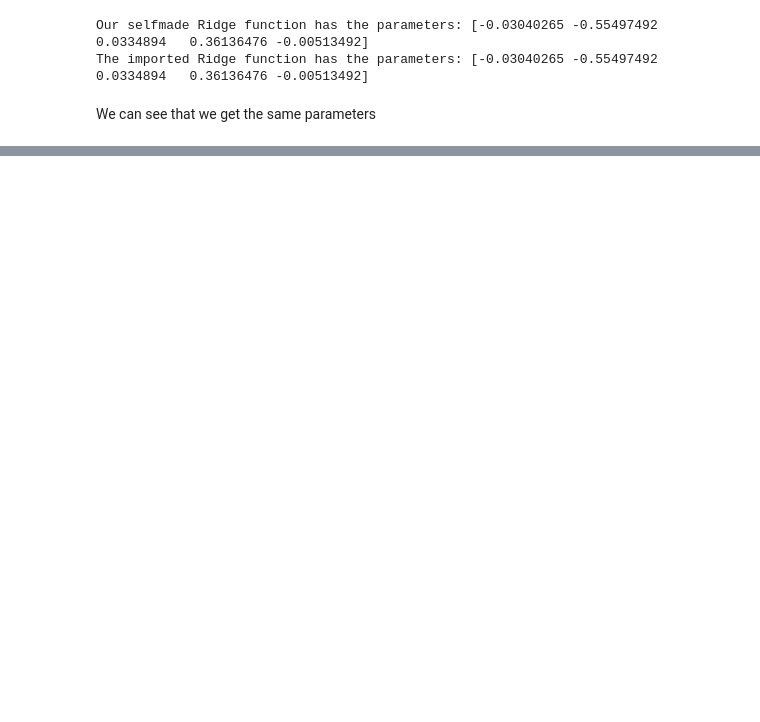
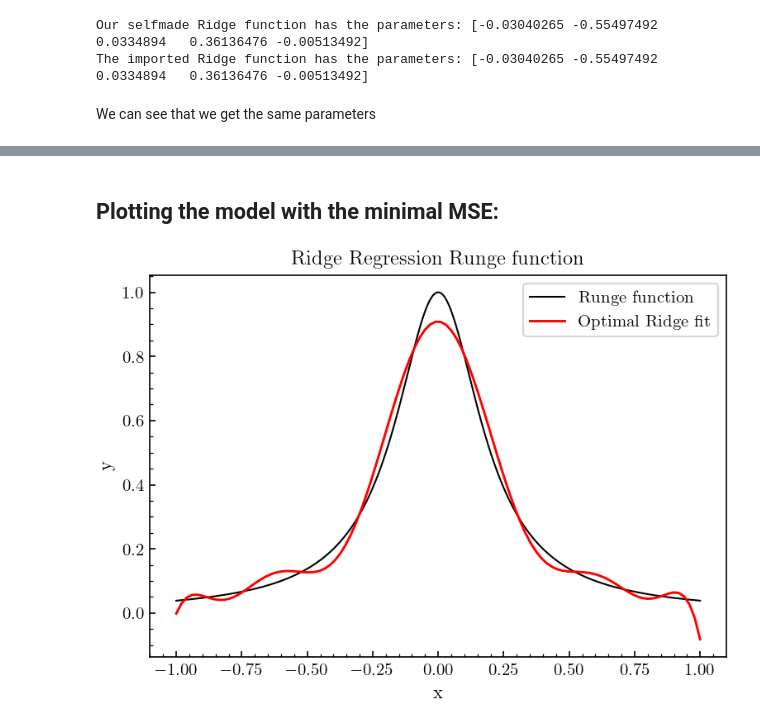
Before and after one commit to egil10/FYSSTK3155, a Jupyter notebook: PROJECT 1/Code/Exb.ipynb, the cells around one changed output, grey strips where cells are left out. Cells and saved outputs as stored; diff of their text form; code cells hidden in the pictures; blank space fills up the shorter version.

```diff
--- a/PROJECT 1/Code/Exb.ipynb
+++ b/PROJECT 1/Code/Exb.ipynb
@@ -89,3 +107,35 @@ df
+# %% [markdown]
+## Plotting the model with the minimal MSE:
+# %%
+x, y, x_train, x_test, y_train, y_test, y_noisy = prepare_data()
+pol=13
+lam=1e-5
+
+X_train = polynomial_features(x_train,pol, False)
+X_test = polynomial_features(x_test, pol, False)
+X_plot = polynomial_features(x, pol, False)
+
+scaler = StandardScaler()
+X_train_s = scaler.fit_transform(X_train)
+X_test_s = scaler.transform(X_test)
+X_plot_s  = scaler.transform(X_plot)
+y_offset = np.mean(y_train)
+
+beta = Ridge_parameters(X_train_s, y_train, lambda_=lam)
+y_test_fit = X_plot_s@beta + y_offset
+
+x_dense = np.linspace(-1, 1, 500)
+y_runge = 1 / (1 + 25 * x_dense**2)
+plt.plot(x_dense, y_runge, color="black", linewidth=1, label="Runge function")
+plt.plot(x, y_test_fit, color="red",label="Optimal Ridge fit")
+plt.title("Ridge Regression Runge function")
+plt.xlabel("x")
+plt.ylabel("y")
+plt.legend()
+plt.savefig("Plots/optimal_ridge_fit.pdf", bbox_inches="tight")
+plt.show()
+# %% [output]
+[figure, added]
 # %%
 latex_code = df.to_latex(index=False)
 
```
Also changed, not shown: parts of 11 cells of this notebook, 7 other files.
